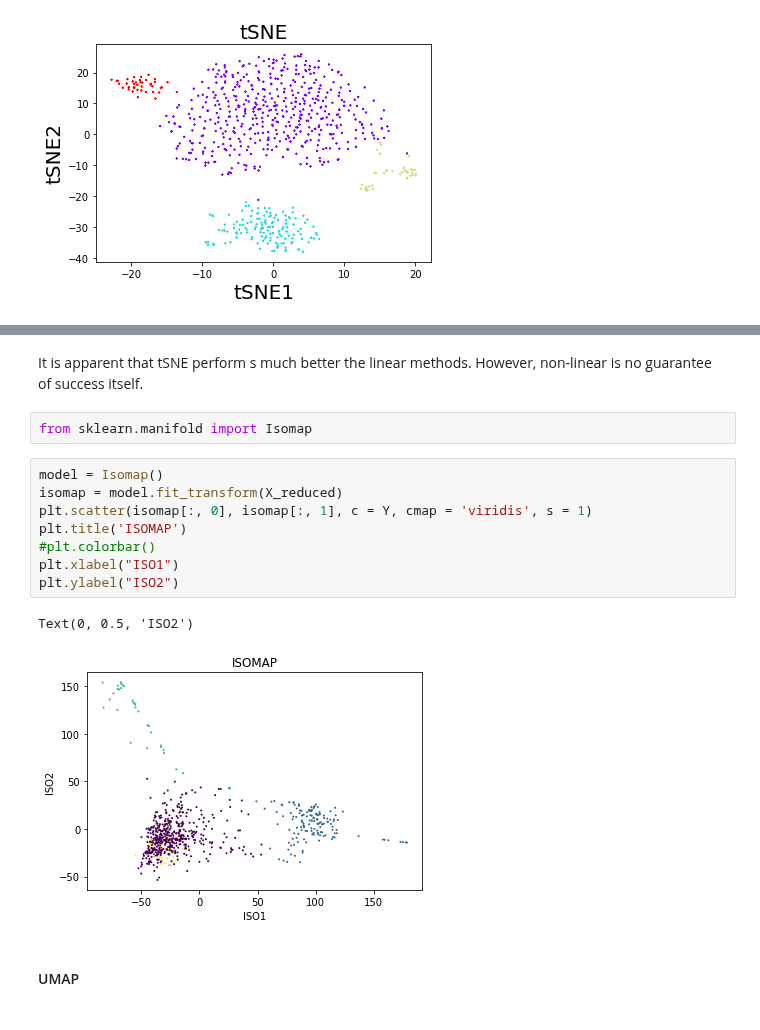
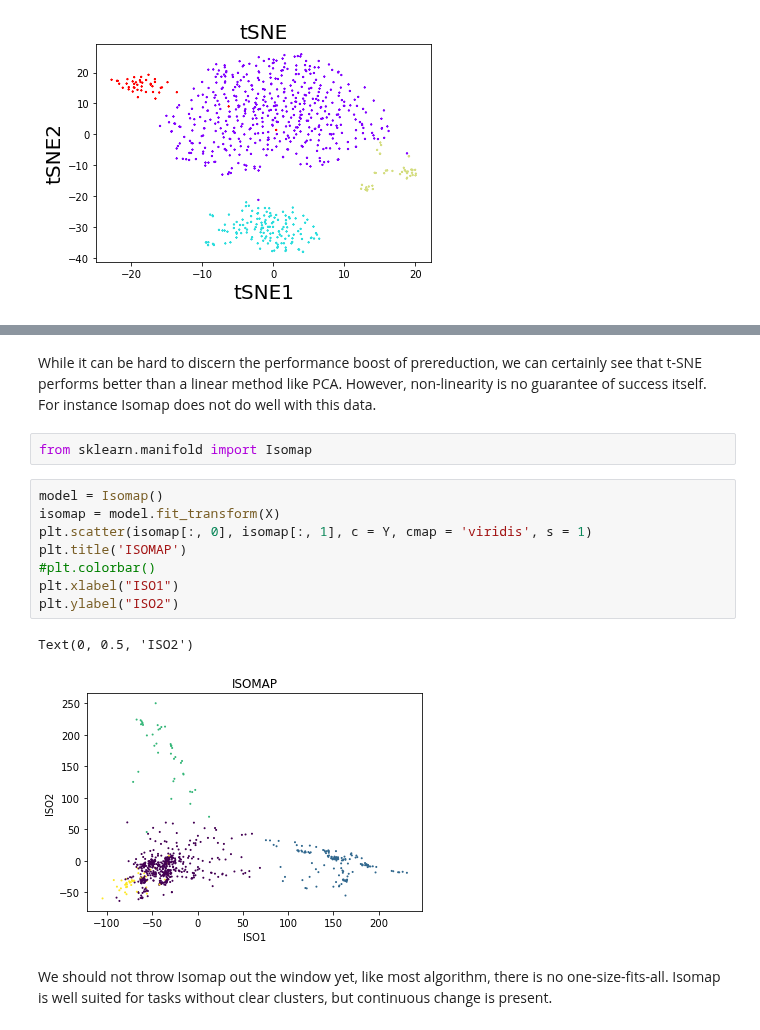
Before and after one commit to oercompbiomed/CBM101, a Jupyter notebook: F_Machine_learning/2_Unsupervised-Learning/4_Subtyping_breast_cancer_from_gene_expression.ipynb, the cells around one changed output, grey strips where cells are left out. Cells and saved outputs as stored; diff of their text form.

```diff
--- a/F_Machine_learning/2_Unsupervised-Learning/4_Subtyping_breast_cancer_from_gene_expression.ipynb
+++ b/F_Machine_learning/2_Unsupervised-Learning/4_Subtyping_breast_cancer_from_gene_expression.ipynb
@@ -258,17 +241,17 @@ Text(0, 0.5, 'tSNE2')
-# %% [markdown]
-It is apparent that tSNE perform s much better the linear methods. However, non-linear is no guarantee of success itself.
+# %% [markdown]
+While it can be hard to discern the performance boost of prereduction, we can certainly see that t-SNE performs better than a linear method like PCA. However, non-linearity is no guarantee of success itself. For instance Isomap does not do well with this data.
 # %%
 from sklearn.manifold import Isomap
 # %%
 model = Isomap()
-isomap = model.fit_transform(X_reduced)
+isomap = model.fit_transform(X)
 plt.scatter(isomap[:, 0], isomap[:, 1], c = Y, cmap = 'viridis', s = 1)
 plt.title('ISOMAP')
 #plt.colorbar()
 plt.xlabel("ISO1")
 plt.ylabel("ISO2")
 # %% [output]
 Text(0, 0.5, 'ISO2')
-[figure, old version]
+[figure, new version]
-# %% [markdown]
-#### UMAP
+# %% [markdown]
+We should not throw Isomap out the window yet, like most algorithm, there is no one-size-fits-all. Isomap is well suited for tasks without clear clusters, but continuous change is present.
```
Also changed, not shown: parts of 30 cells of this notebook.
